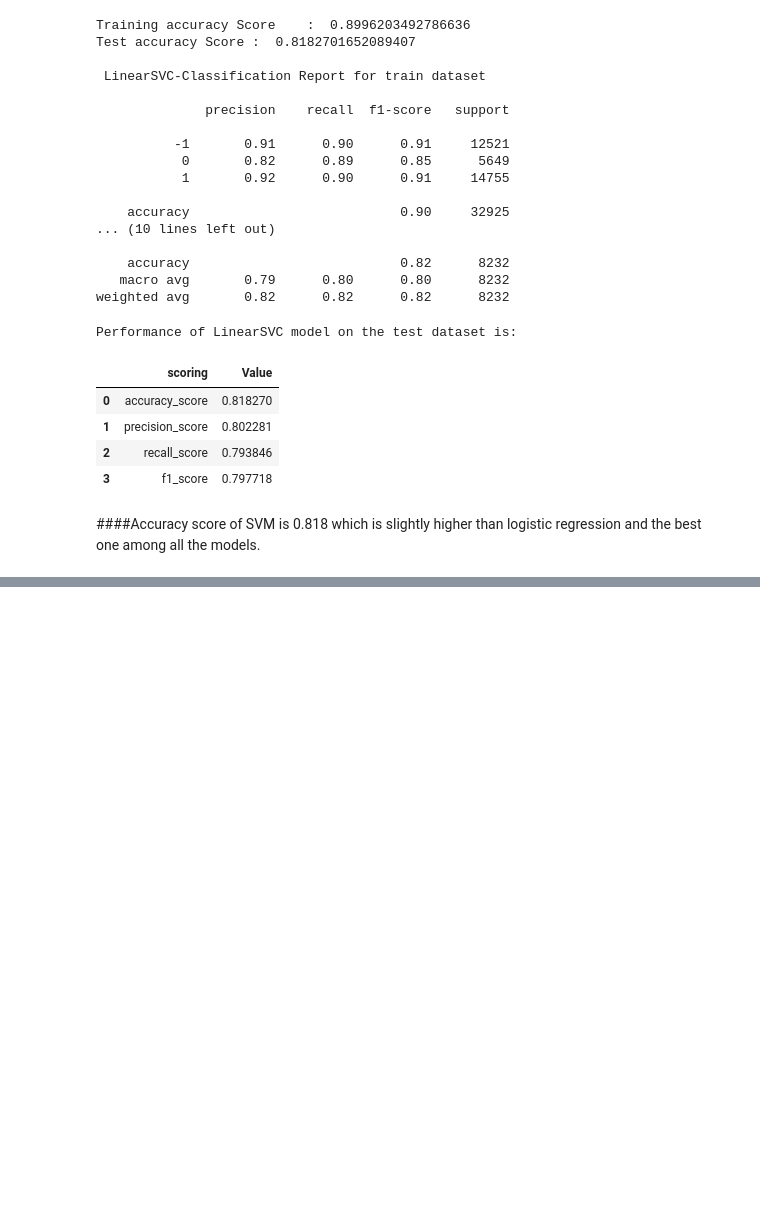
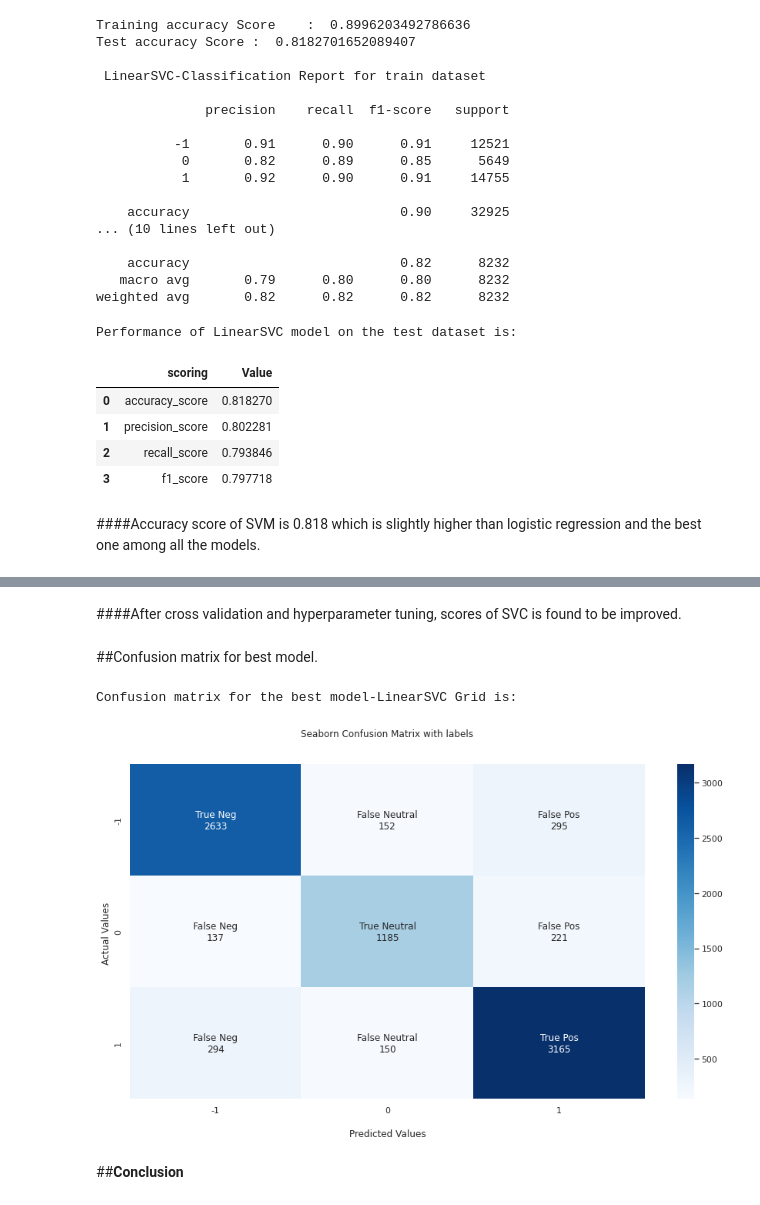
Before and after one commit to nivyathiruvoth/Coronavirus-Tweet-Sentiment-Analysis, a Jupyter notebook: Coronavirus_Tweet_Sentiment_Analysis_.ipynb, the cells around one changed output, grey strips where cells are left out. Cells and saved outputs as stored; diff of their text form; code cells hidden in the pictures; blank space fills up the shorter version.

```diff
--- a/Coronavirus_Tweet_Sentiment_Analysis_.ipynb
+++ b/Coronavirus_Tweet_Sentiment_Analysis_.ipynb
@@ -1206,0 +1253,30 @@ Performance of LinearSVC model on the test dataset is:
+# %%
+#Creating parameter dictionary for hyperparameter tuning
+param_dict = {"dual" : [False], "penalty" :  ["l1"], "C" : [0.4,0.55,0.75,1]}
+
+#Performing cross validation and hyperparameter tuning
+svc_grid = GridSearchCV(SVC, param_dict,n_jobs=2, cv=5, verbose = 10,scoring='accuracy')
+
+#Fitting the model on the train dataset
+svc_grid.fit(X_train,y_train)
+
+#Obtaining best parameters
+print("Best yperparameters for the LinearSVC Grid Model are:",svc_grid.best_params_)
+
+#Making prediction on our train and test dataset
+svc_grid_pred_train = svc_grid.predict(X_train)
+svc_grid_pred_test = svc_grid.predict(X_test)
+
+#Storing train and test accuracy scores
+svc_grid_train_accuracy = accuracy_score(y_train, svc_grid_pred_train)
+svc_grid_test_accuracy = accuracy_score(y_test, svc_grid_pred_test)
+
+#printing train and test accuracy scores
+print("Training accuracy Score   : ",svc_grid.score(X_train,y_train))
+print("Validation accuracy Score : ",svc_grid_test_accuracy )
+
+#printing classification report for the performance of train and test set
+print("\n","LinearSVC Grid Model-Classification Report for train dataset","\n")
+print(classification_report(svc_grid_pred_train,y_train))
+print("LinearSVC Grid Model-Classification Report for test dataset","\n")
+print(classification_report(svc_grid_pred_test,y_test))
@@ -1206,0 +1313,13 @@ Performance of LinearSVC model on the test dataset is:
+# %% [markdown]
+####After cross validation and hyperparameter tuning, scores of SVC is found to be improved.
+# %% [markdown]
+##Confusion matrix for best model.
+# %%
+#Confusion matrix for the best model:LinearSVC Grid Model
+print("Confusion matrix for the best model-LinearSVC Grid is:")
+Improved_cf_multiclass(confusion_matrix(y_test,svc_grid_pred_test) )
+# %% [output]
+Confusion matrix for the best model-LinearSVC Grid is:
+[figure, added]
+# %% [markdown]
+##**Conclusion**
```
Also changed, not shown: parts of 26 cells of this notebook.
